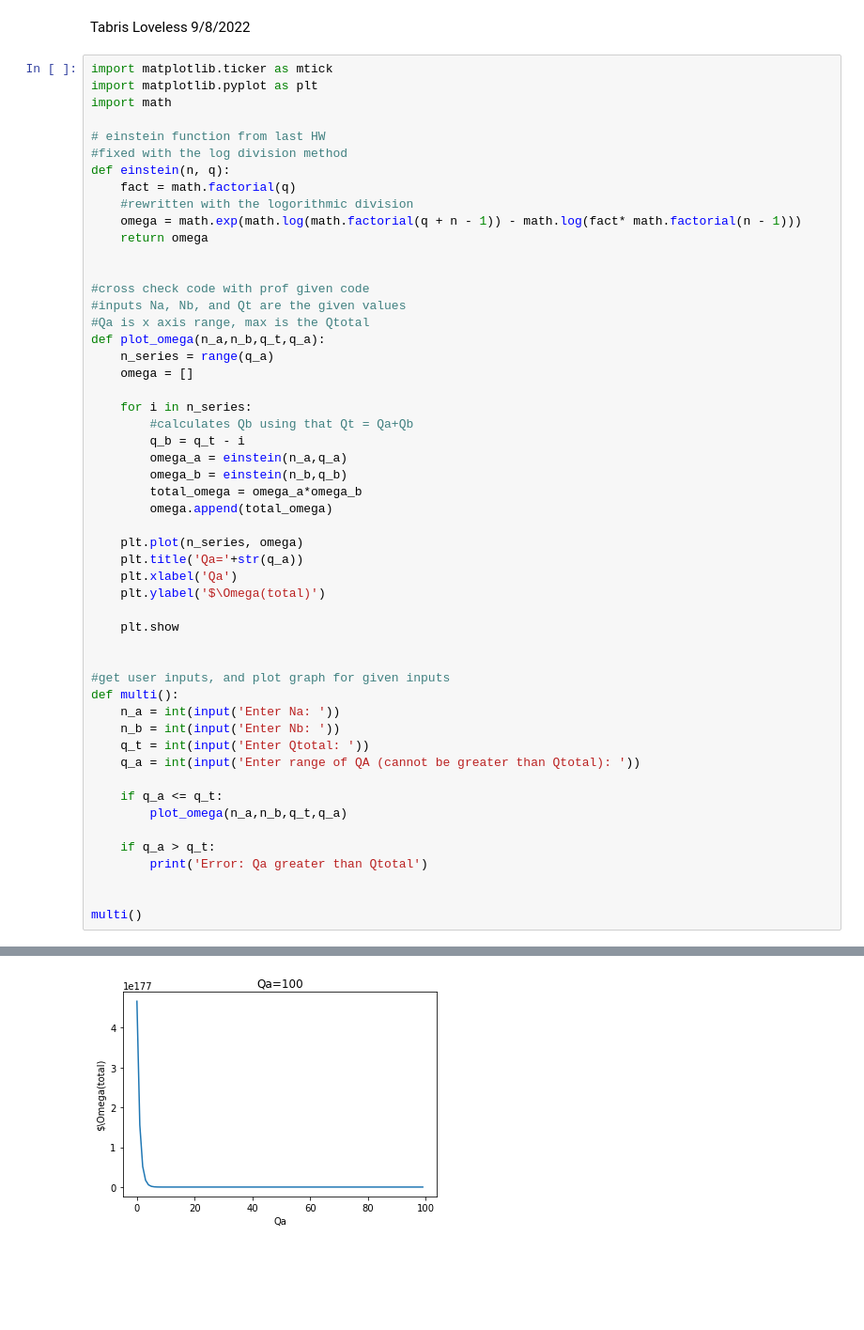
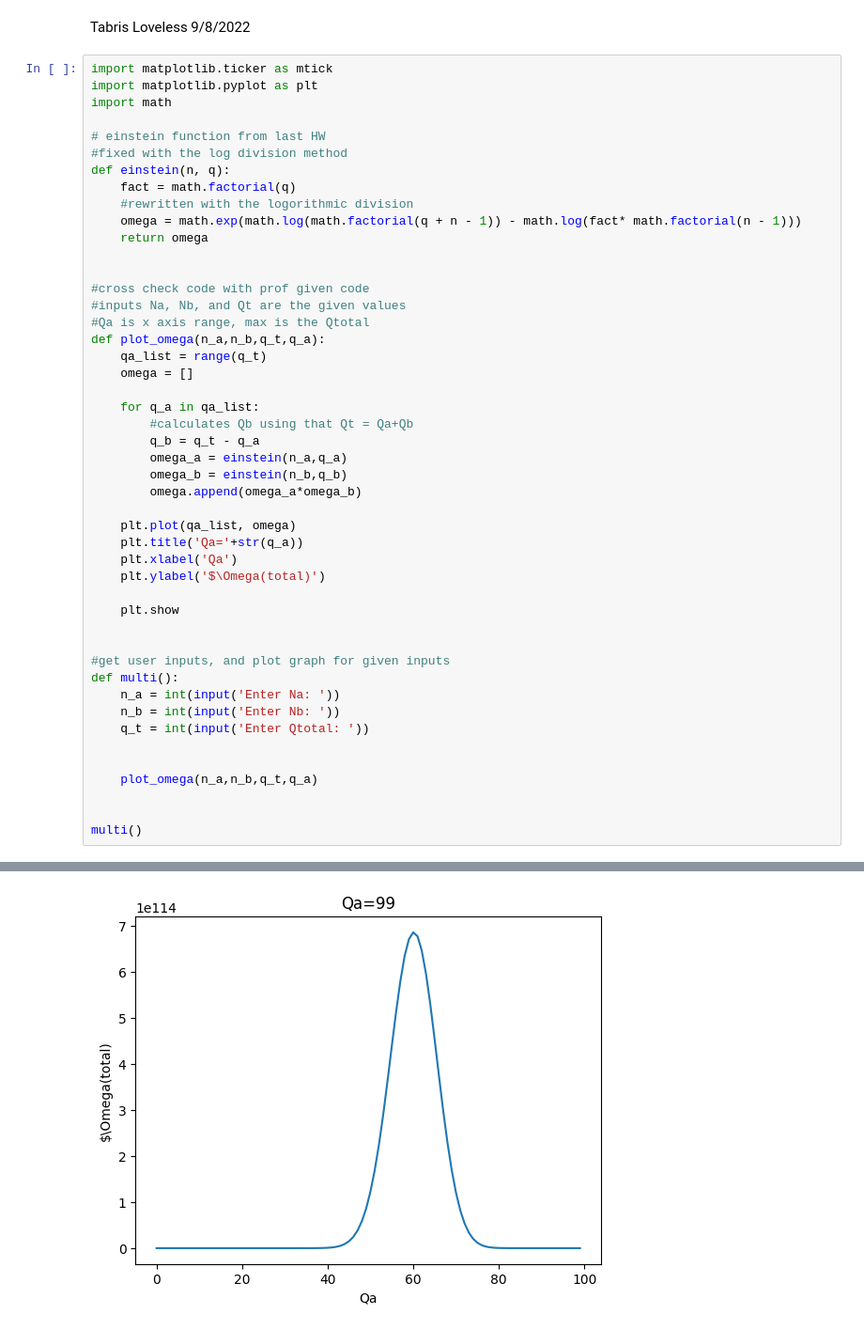
Before and after one commit to Azegon/ComputationalPhysics300, a Jupyter notebook: homework/HW_Lec_03.ipynb, the cells around one changed output, grey strips where cells are left out. Shown at 94% size. Cells and saved outputs as stored; diff of their text form; blank space fills up the shorter version.

```diff
--- a/homework/HW_Lec_03.ipynb
+++ b/homework/HW_Lec_03.ipynb
@@ -19,18 +19,17 @@ def einstein(n, q):
 #inputs Na, Nb, and Qt are the given values
 #Qa is x axis range, max is the Qtotal
 def plot_omega(n_a,n_b,q_t,q_a):
-    n_series = range(q_a)
+    qa_list = range(q_t)
     omega = []
 
-    for i in n_series:
+    for q_a in qa_list:
         #calculates Qb using that Qt = Qa+Qb
-        q_b = q_t - i
+        q_b = q_t - q_a
         omega_a = einstein(n_a,q_a)
         omega_b = einstein(n_b,q_b)
-        total_omega = omega_a*omega_b
-        omega.append(total_omega)
+        omega.append(omega_a*omega_b)
 
-    plt.plot(n_series, omega)
+    plt.plot(qa_list, omega)
     plt.title('Qa='+str(q_a))
     plt.xlabel('Qa')
     plt.ylabel('$\Omega(total)')
@@ -43,13 +42,9 @@ def multi():
     n_a = int(input('Enter Na: '))
     n_b = int(input('Enter Nb: '))
     q_t = int(input('Enter Qtotal: '))
-    q_a = int(input('Enter range of QA (cannot be greater than Qtotal): '))
 
-    if q_a <= q_t:
-        plot_omega(n_a,n_b,q_t,q_a)
 
-    if q_a > q_t:
-        print('Error: Qa greater than Qtotal')
+    plot_omega(n_a,n_b,q_t,q_a)
 
 
 multi()
@@ -61,4 +55,4 @@ Enter range of QA (cannot be greater than Qtotal):  100
-[figure, old version]
+[figure, new version]
 # %%
 multi()
 # %% [output]
```
Also changed, not shown: parts of 2 cells of this notebook.
